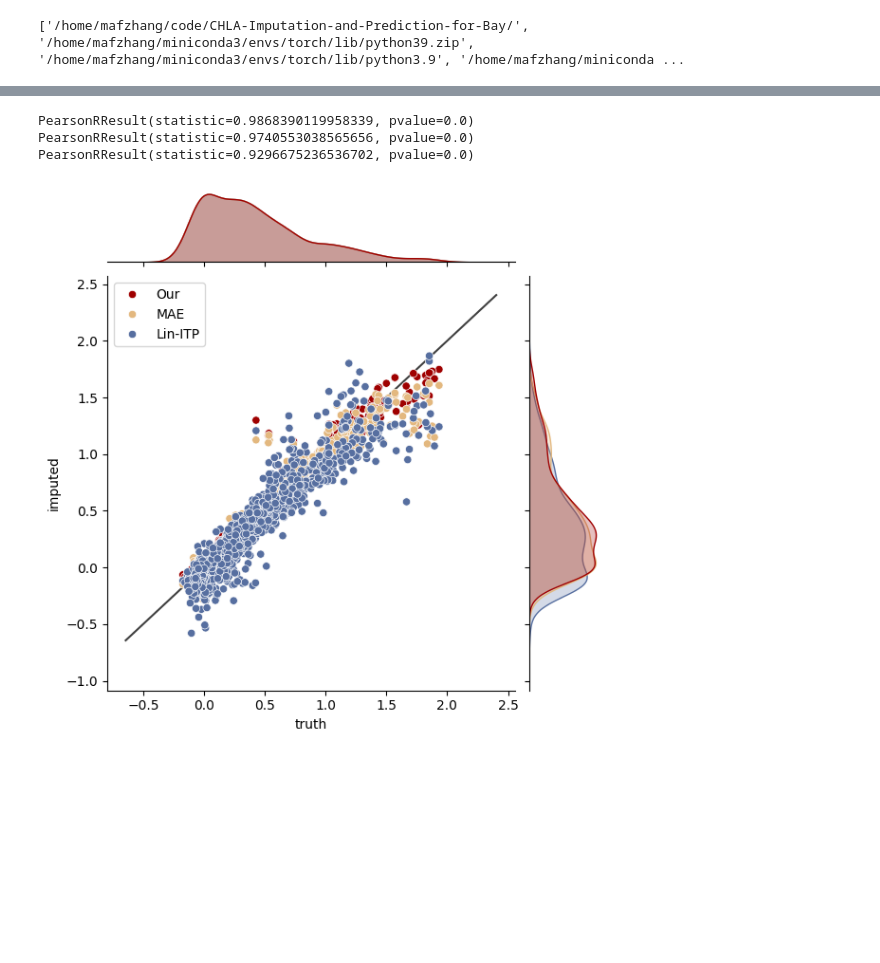
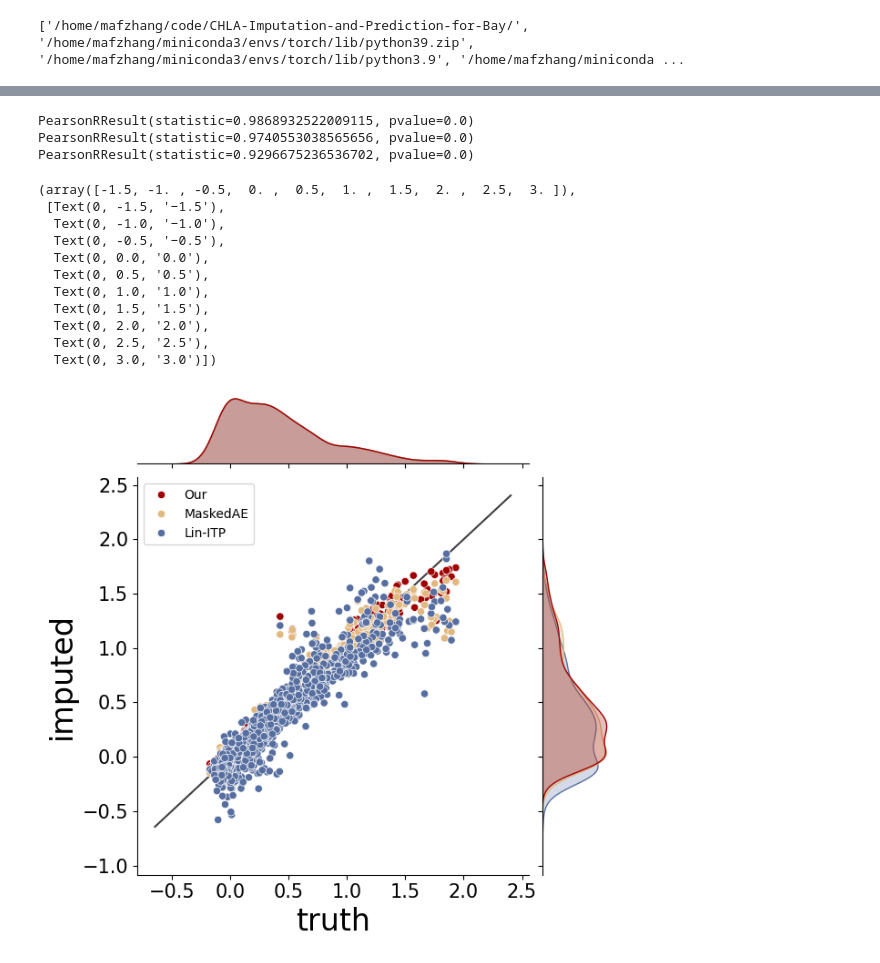
Before and after one commit to YangLabHKUST/STIMP, a Jupyter notebook: visualization/chesapeake/imputation_corr.ipynb, the cells around one changed output, grey strips where cells are left out. Saved outputs shown, nothing was run; the diff lists cells and outputs as text; code cells hidden in the pictures; blank space fills up the shorter version.

```diff
--- a/visualization/chesapeake/imputation_corr.ipynb
+++ b/visualization/chesapeake/imputation_corr.ipynb
@@ -169,32 +183,47 @@ truth = truth[:1000]
 # %%
 import matplotlib.pyplot as plt
 import seaborn as sns
 import scipy.stats as stat
 import pandas as pd
 method = []
 method.extend(['Our' for i in range(imputed_our.shape[0])])
-method.extend(['MAE' for i in range(imputed_our.shape[0])])
+method.extend(['MaskedAE' for i in range(imputed_our.shape[0])])
 method.extend(['Lin-ITP' for i in range(imputed_our.shape[0])])
 data = {'truth': np.concatenate([truth.numpy() for i in range(3)]),
         'imputed':np.concatenate([imputed_our.numpy(), imputed_mae.cpu().detach().numpy(), imputed_itp.numpy()]),
         'method':method}
 data = pd.DataFrame.from_dict(data)
 color =["#9F0000","#e3b87f","#576fa0"]
 sns.jointplot(data=data, x="truth", y="imputed", hue="method", palette=color)
 # plt.scatter(truth, imputed_our,s=10, c="#9F0000",label="Our")
 # plt.scatter(truth, imputed_mae.cpu().detach().numpy(),s=10, c="#e3b87f", label="MAE")
 # plt.scatter(truth, imputed_itp.cpu(),s=10, c="#576fa0", label="Lin-ITP")
 xpoints = ypoints = plt.xlim()
 plt.plot(xpoints, ypoints, 'k-', alpha=0.75, zorder=0)
 plt.legend()
+plt.ylabel("imputed", size=24)
+plt.xlabel("truth", size=24)
 print(stat.pearsonr(truth[:1000], imputed_our))
 print(stat.pearsonr(truth[:1000], imputed_mae.cpu().detach().numpy()))
 print(stat.pearsonr(truth[:1000], imputed_itp))
+plt.xticks(fontsize=15)
+plt.yticks(fontsize=15)
 # %% [output]
-PearsonRResult(statistic=0.9868390119958339, pvalue=0.0)
+PearsonRResult(statistic=0.9868932522009115, pvalue=0.0)
 PearsonRResult(statistic=0.9740553038565656, pvalue=0.0)
 PearsonRResult(statistic=0.9296675236536702, pvalue=0.0)
+(array([-1.5, -1. , -0.5,  0. ,  0.5,  1. ,  1.5,  2. ,  2.5,  3. ]),
+ [Text(0, -1.5, '−1.5'),
+  Text(0, -1.0, '−1.0'),
+  Text(0, -0.5, '−0.5'),
+  Text(0, 0.0, '0.0'),
+  Text(0, 0.5, '0.5'),
+  Text(0, 1.0, '1.0'),
+  Text(0, 1.5, '1.5'),
+  Text(0, 2.0, '2.0'),
+  Text(0, 2.5, '2.5'),
+  Text(0, 3.0, '3.0')])
-[figure, old version]
+[figure, new version]
 # %%
 config.missing_ratio=0.9
 from torch.utils.data import DataLoader
```
Also changed, not shown: parts of 2 cells of this notebook, 4 other files.
